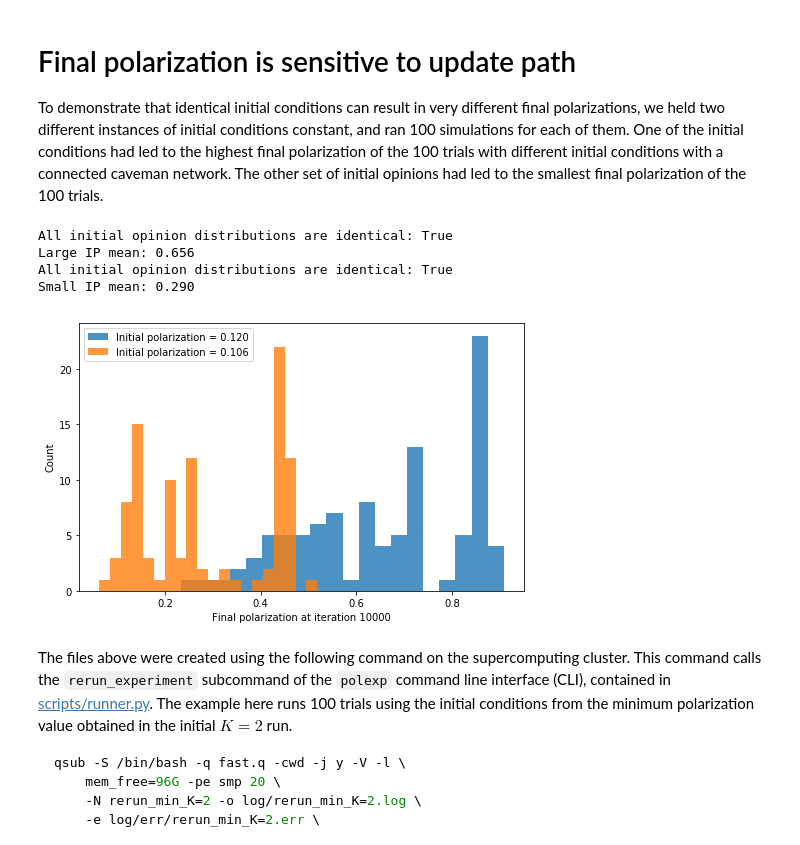
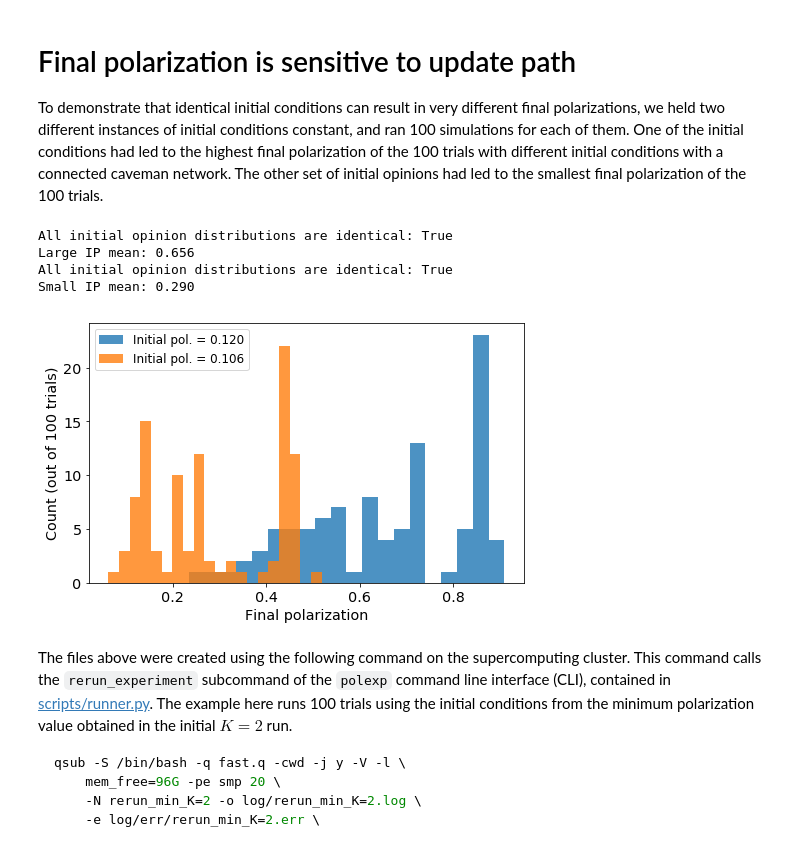
Before and after one commit to mt-digital/polarization, a Jupyter notebook: Complexity Special Issue Supplement.ipynb, the cells around one changed output. Saved outputs shown, nothing was run; the diff lists cells and outputs as text; code cells hidden in the pictures.

```diff
--- a/Complexity Special Issue Supplement.ipynb
+++ b/Complexity Special Issue Supplement.ipynb
@@ -7,6 +7,15 @@ import numpy as np
 from urllib.request import urlretrieve
 
 FIGURE_DIR = '.'
+
+import matplotlib.pylab as pylab
+params = {'legend.fontsize': 'large',
+          'figure.figsize': (15, 5),
+         'axes.labelsize': 'large',
+         'axes.titlesize':'large',
+         'xtick.labelsize':'large',
+         'ytick.labelsize':'large'}
+pylab.rcParams.update(params)
 # %% [markdown]
 # Intro
 
@@ -202,41 +211,41 @@ with h5py.File(max_filename, 'r') as hdf:
 
     plt.hist(hdf[ccpol_address][:, -1],
              bins=20, alpha=0.8,
-             label='Initial polarization = {:.3f}'.format(
+             label='Initial pol. = {:.3f}'.format(
                  initial_polarization
              )
             )
 
 
 with h5py.File(min_filename, 'r') as hdf:
     initial_polarization = hdf[ccpol_address][0, 0]
     # Confirm this is the same for all trials.
     same_ic_forall = np.all(
         initial_polarization == hdf[ccpol_address][:, 0]
     )
     print('All initial opinion distributions are identical: {}'.format(
         same_ic_forall
     ))
     print('Small IP mean: {:.3f}'.format(_final_mean(hdf, experiment='connected caveman')))
 
     plt.hist(hdf[ccpol_address][:, -1],
              bins=20, alpha=0.8,
-             label='Initial polarization = {:.3f}'.format(
+             label='Initial pol. = {:.3f}'.format(
                  initial_polarization
              )
             )
 
-plt.xlabel('Final polarization at iteration 10000')
-plt.ylabel('Count')
-plt.legend()
+plt.xlabel('Final polarization')
+plt.ylabel('Count (out of 100 trials)')
+plt.legend(loc='upper left')
 save_path = os.path.join(FIGURE_DIR, 'caveman_extremes_histograms.pdf')
 plt.savefig(save_path)
 # %% [output]
 All initial opinion distributions are identical: True
 Large IP mean: 0.656
 All initial opinion distributions are identical: True
 Small IP mean: 0.290
-[figure, old version]
+[figure, new version]
 # %% [markdown]
 The files above were created using the following command on the supercomputing cluster. This command calls the `rerun_experiment` subcommand of the `polexp` command line interface (CLI), contained in [scripts/runner.py](scripts/runner.py). The example here runs 100 trials using the initial conditions from the minimum polarization value obtained in the initial $K=2$ run.
 
```
Also changed, not shown: parts of 10 cells of this notebook, 3 other files.
